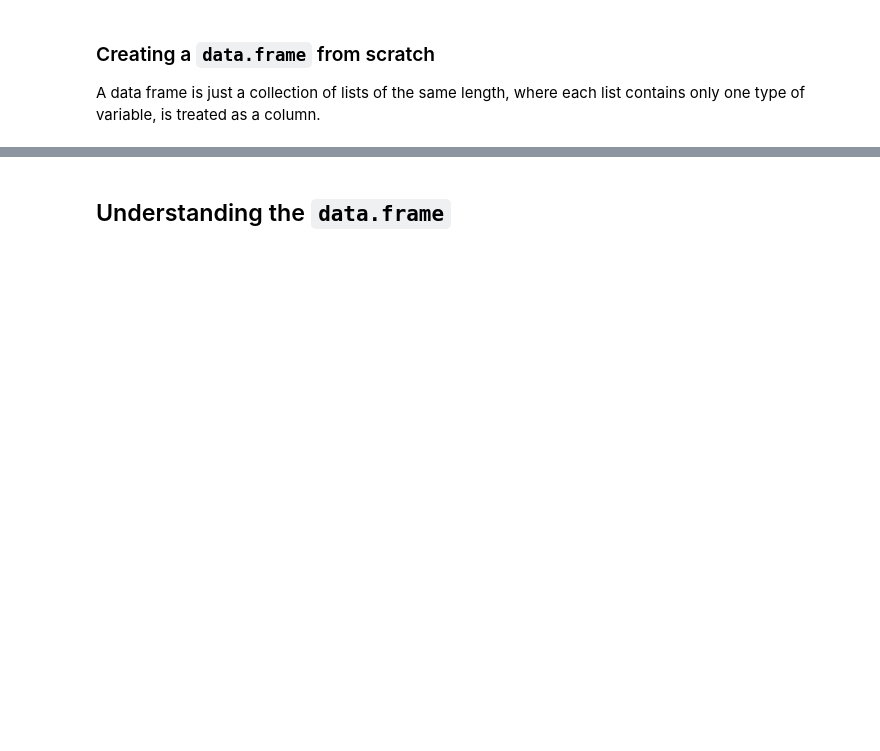
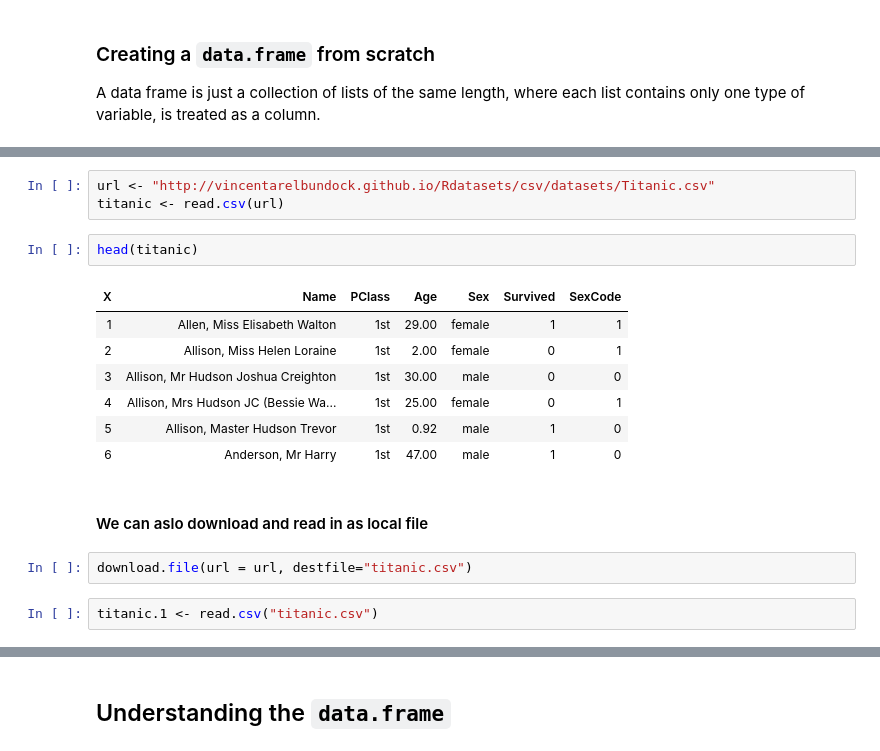
Before and after one commit to anhnguyendepocen/cfar-data-analysis-with-R-2017, a Jupyter notebook: notebooks/Introduction to R and RStuido.ipynb, the cells around one changed output, grey strips where cells are left out. Cells and saved outputs as stored; diff of their text form; blank space fills up the shorter version.

```diff
--- a/notebooks/Introduction to R and RStuido.ipynb
+++ b/notebooks/Introduction to R and RStuido.ipynb
@@ -282,0 +337,19 @@ my.df
+# %%
+url <- "http://vincentarelbundock.github.io/Rdatasets/csv/datasets/Titanic.csv"
+titanic <- read.csv(url)
+# %%
+head(titanic)
+# %% [output]
+| X | Name | PClass | Age | Sex | Survived | SexCode |
+| 1 | Allen, Miss Elisabeth Walton | 1st | 29.00 | female | 1 | 1 |
+| 2 | Allison, Miss Helen Loraine | 1st | 2.00 | female | 0 | 1 |
+| 3 | Allison, Mr Hudson Joshua Creighton | 1st | 30.00 | male | 0 | 0 |
+| 4 | Allison, Mrs Hudson JC (Bessie Wa... | 1st | 25.00 | female | 0 | 1 |
+| 5 | Allison, Master Hudson Trevor | 1st | 0.92 | male | 1 | 0 |
+| 6 | Anderson, Mr Harry | 1st | 47.00 | male | 1 | 0 |
+# %% [markdown]
+#### We can aslo download and read in as local file
+# %%
+download.file(url = url, destfile="titanic.csv")
+# %%
+titanic.1 <- read.csv("titanic.csv")
```
Also changed, not shown: parts of 34 cells of this notebook, 7 other files.
